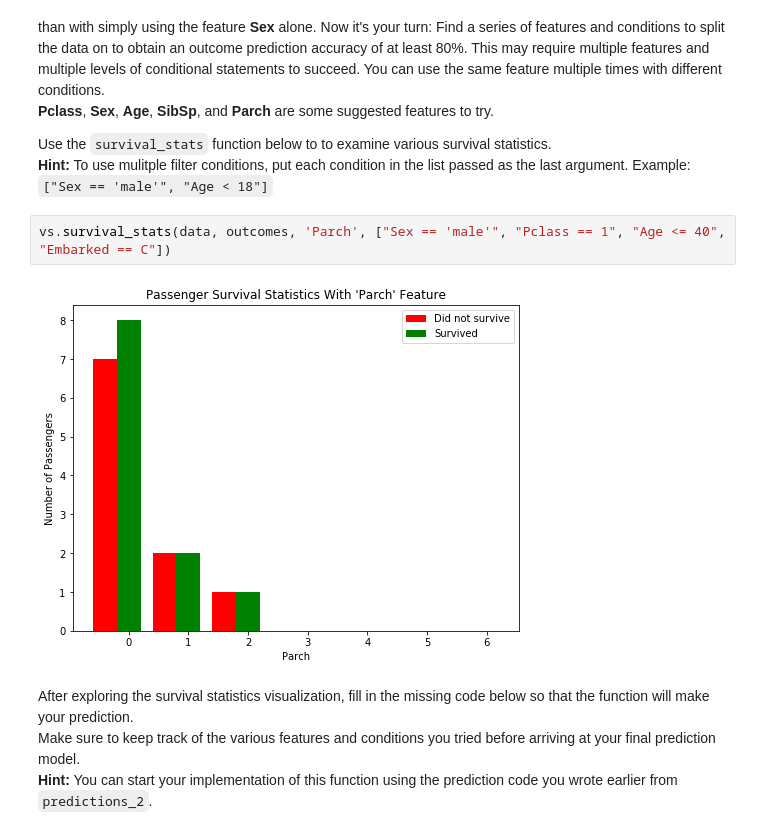
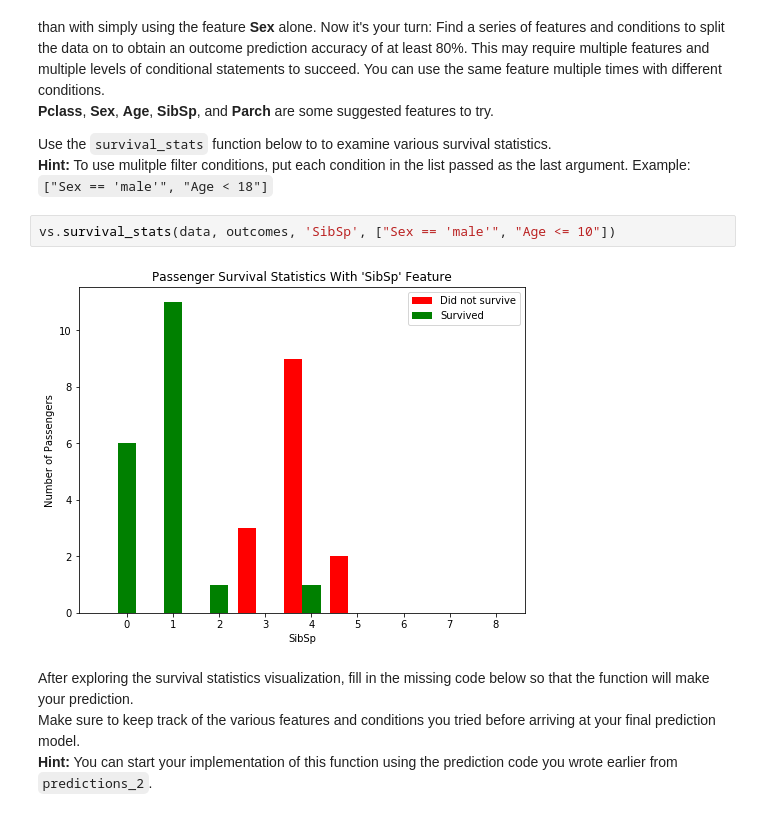
Before and after one commit to amritprasad/titanic_survival_exploration, a Jupyter notebook: titanic_survival_exploration.ipynb, the cells around one changed output. Cells and saved outputs as stored; diff of their text form.

```diff
--- a/titanic_survival_exploration.ipynb
+++ b/titanic_survival_exploration.ipynb
@@ -216,9 +216,9 @@ Adding the feature **Age** as a condition in conjunction with **Sex** improves t
 Use the `survival_stats` function below to to examine various survival statistics.
 **Hint:** To use mulitple filter conditions, put each condition in the list passed as the last argument. Example: `["Sex == 'male'", "Age < 18"]`
 # %%
-vs.survival_stats(data, outcomes, 'Parch', ["Sex == 'male'", "Pclass == 1", "Age <= 40", "Embarked == C"])
+vs.survival_stats(data, outcomes, 'SibSp', ["Sex == 'male'", "Age <= 10"])
 # %% [output]
-[figure, old version]
+[figure, new version]
 # %% [markdown]
 After exploring the survival statistics visualization, fill in the missing code below so that the function will make your prediction.
 Make sure to keep track of the various features and conditions you tried before arriving at your final prediction model.
```
Also changed, not shown: parts of 4 cells of this notebook, 1 other file.
